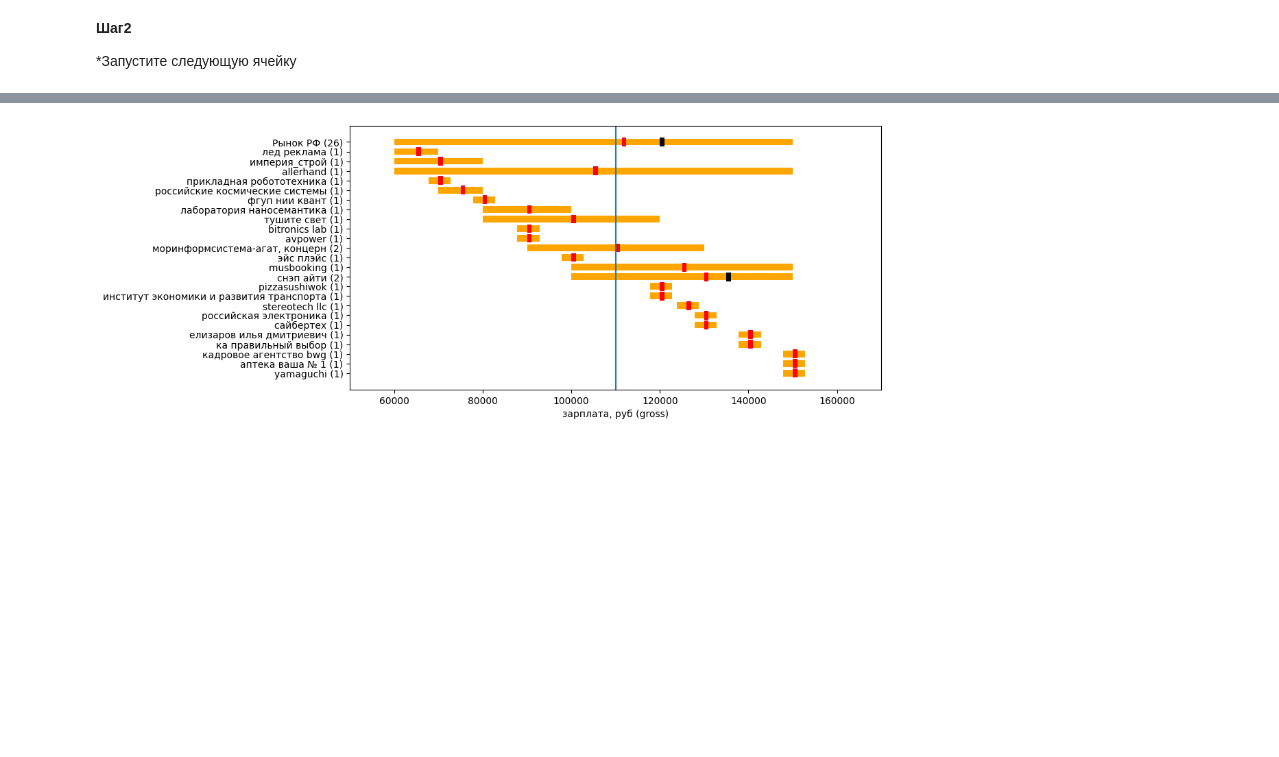
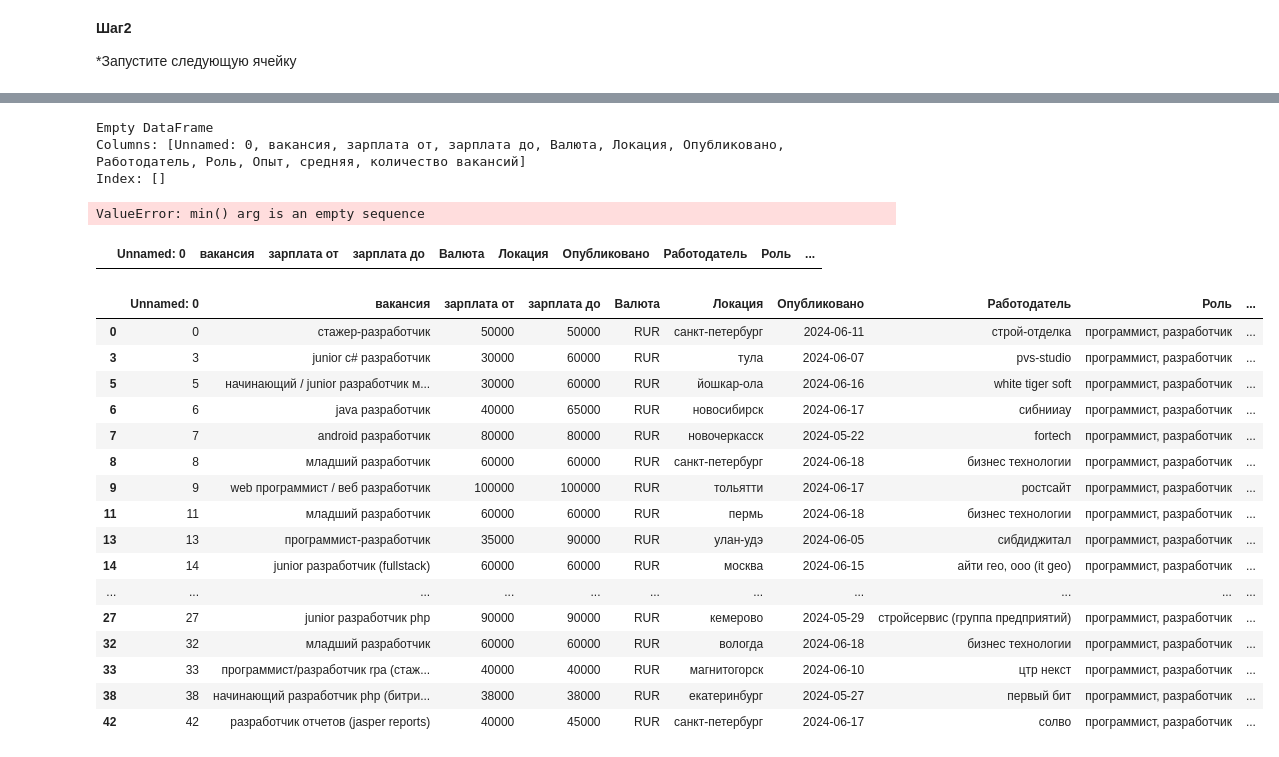
Before and after one commit to ifonya22/horizons_hh, a Jupyter notebook: Ad-hoc statistic.ipynb, the cells around one changed output, grey strips where cells are left out. Cells and saved outputs as stored; diff of their text form; code cells hidden in the pictures; blank space fills up the shorter version.

```diff
--- a/Ad-hoc statistic.ipynb
+++ b/Ad-hoc statistic.ipynb
@@ -242,6 +253,8 @@ if key_vac_name == True:
 #     sub_df_3 = df[df['name 2'].str.contains('|'.join(key_words.split(',')))]
 df = sub_df_1# + sub_df_2 + sub_df_3
 
+
+
 df = df[df['количество вакансий'] >= min_num_vacans]
 df = df[(df['Опубликовано'] >= from_data) & (df['Опубликовано'] <= to_data)]
 df = df[df['Локация'] == location]
@@ -250,6 +263,8 @@ if with_zp == True:
 df = df[(df['зарплата от'] >= from_zp_rub) & (df['зарплата до'] <= to_zp_rub)]
 df = df[df['Опыт'] == experience]
 
+
+print(df)
 employers = set(df['Работодатель'])
 results = {}
 for company in employers:
@@ -302,4 +317,31 @@ plt.xlim(50000, 170000)
 plt.xlabel('зарплата, руб (gross)')
 plt.show()
 # %% [output]
-[figure, removed]
+Empty DataFrame
+Columns: [Unnamed: 0, вакансия, зарплата от, зарплата до, Валюта, Локация, Опубликовано, Работодатель, Роль, Опыт, средняя, количество вакансий]
+Index: []
+ValueError: min() arg is an empty sequence
+# %%
+df
+# %% [output]
+|  | Unnamed: 0 | вакансия | зарплата от | зарплата до | Валюта | Локация | Опубликовано | Работодатель | Роль | ... |
+# %%
+sub_df_1
+# %% [output]
+|  | Unnamed: 0 | вакансия | зарплата от | зарплата до | Валюта | Локация | Опубликовано | Работодатель | Роль | ... |
+| 0 | 0 | стажер-разработчик | 50000 | 50000 | RUR | санкт-петербург | 2024-06-11 | строй-отделка | программист, разработчик | ... |
+| 3 | 3 | junior c# разработчик | 30000 | 60000 | RUR | тула | 2024-06-07 | pvs-studio | программист, разработчик | ... |
+| 5 | 5 | начинающий / junior разработчик м... | 30000 | 60000 | RUR | йошкар-ола | 2024-06-16 | white tiger soft | программист, разработчик | ... |
+| 6 | 6 | java разработчик | 40000 | 65000 | RUR | новосибирск | 2024-06-17 | сибнииау | программист, разработчик | ... |
+| 7 | 7 | android разработчик | 80000 | 80000 | RUR | новочеркасск | 2024-05-22 | fortech | программист, разработчик | ... |
+| 8 | 8 | младший разработчик | 60000 | 60000 | RUR | санкт-петербург | 2024-06-18 | бизнес технологии | программист, разработчик | ... |
+| 9 | 9 | web программист / веб разработчик | 100000 | 100000 | RUR | тольятти | 2024-06-17 | ростсайт | программист, разработчик | ... |
+| 11 | 11 | младший разработчик | 60000 | 60000 | RUR | пермь | 2024-06-18 | бизнес технологии | программист, разработчик | ... |
+| 13 | 13 | программист-разработчик | 35000 | 90000 | RUR | улан-удэ | 2024-06-05 | сибдиджитал | программист, разработчик | ... |
+| 14 | 14 | junior разработчик (fullstack) | 60000 | 60000 | RUR | москва | 2024-06-15 | айти гео, ооо (it geo) | программист, разработчик | ... |
+| ... | ... | ... | ... | ... | ... | ... | ... | ... | ... | ... |
+| 27 | 27 | junior разработчик php | 90000 | 90000 | RUR | кемерово | 2024-05-29 | стройсервис (группа предприятий) | программист, разработчик | ... |
+| 32 | 32 | младший разработчик | 60000 | 60000 | RUR | вологда | 2024-06-18 | бизнес технологии | программист, разработчик | ... |
+| 33 | 33 | программист/разработчик rpa (стаж... | 40000 | 40000 | RUR | магнитогорск | 2024-06-10 | цтр некст | программист, разработчик | ... |
+| 38 | 38 | начинающий разработчик php (битри... | 38000 | 38000 | RUR | екатеринбург | 2024-05-27 | первый бит | программист, разработчик | ... |
+| 42 | 42 | разработчик отчетов (jasper reports) | 40000 | 45000 | RUR | санкт-петербург | 2024-06-17 | солво | программист, разработчик | ... |
```
Also changed, not shown: parts of 2 cells of this notebook, 3 other files.
